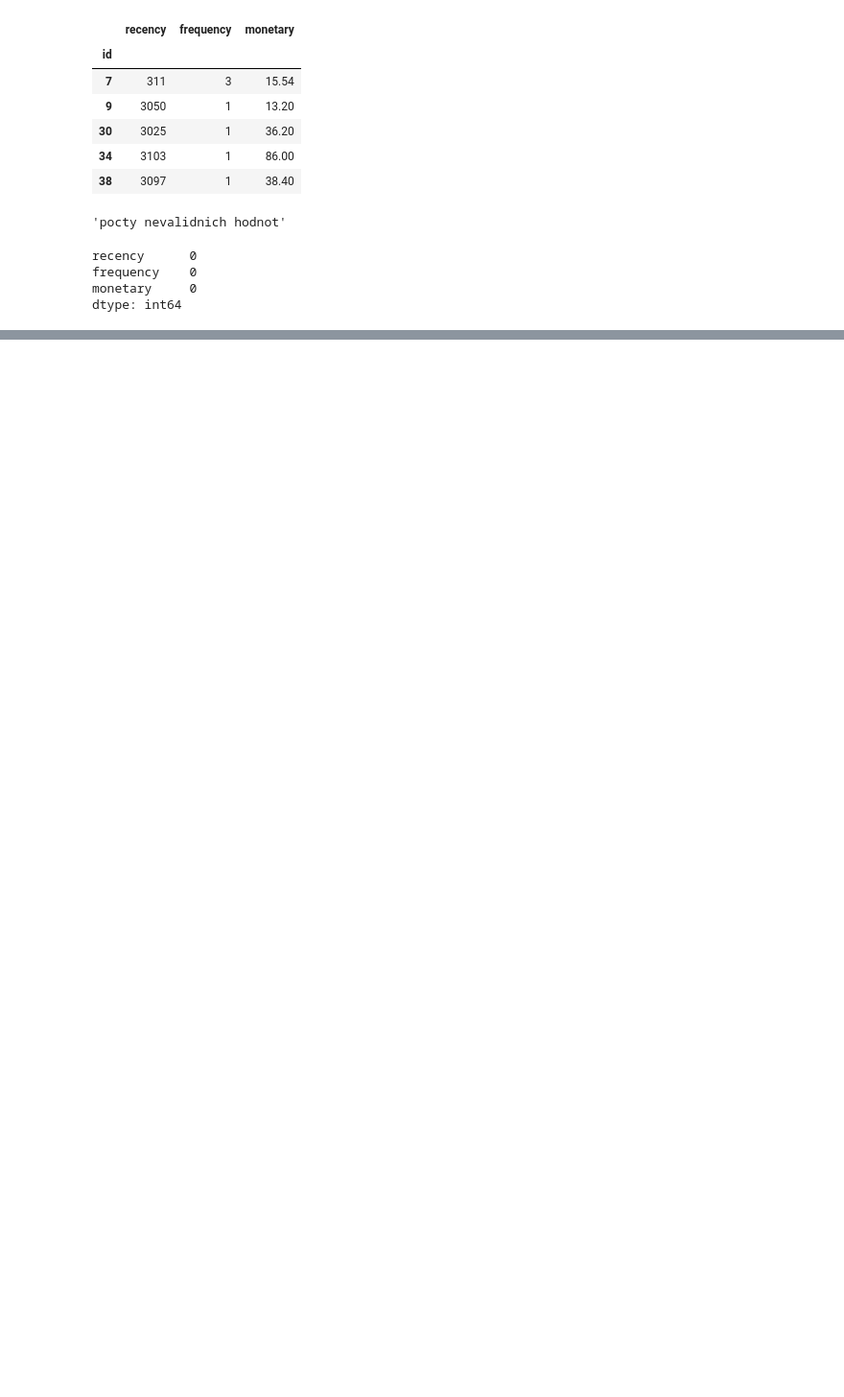
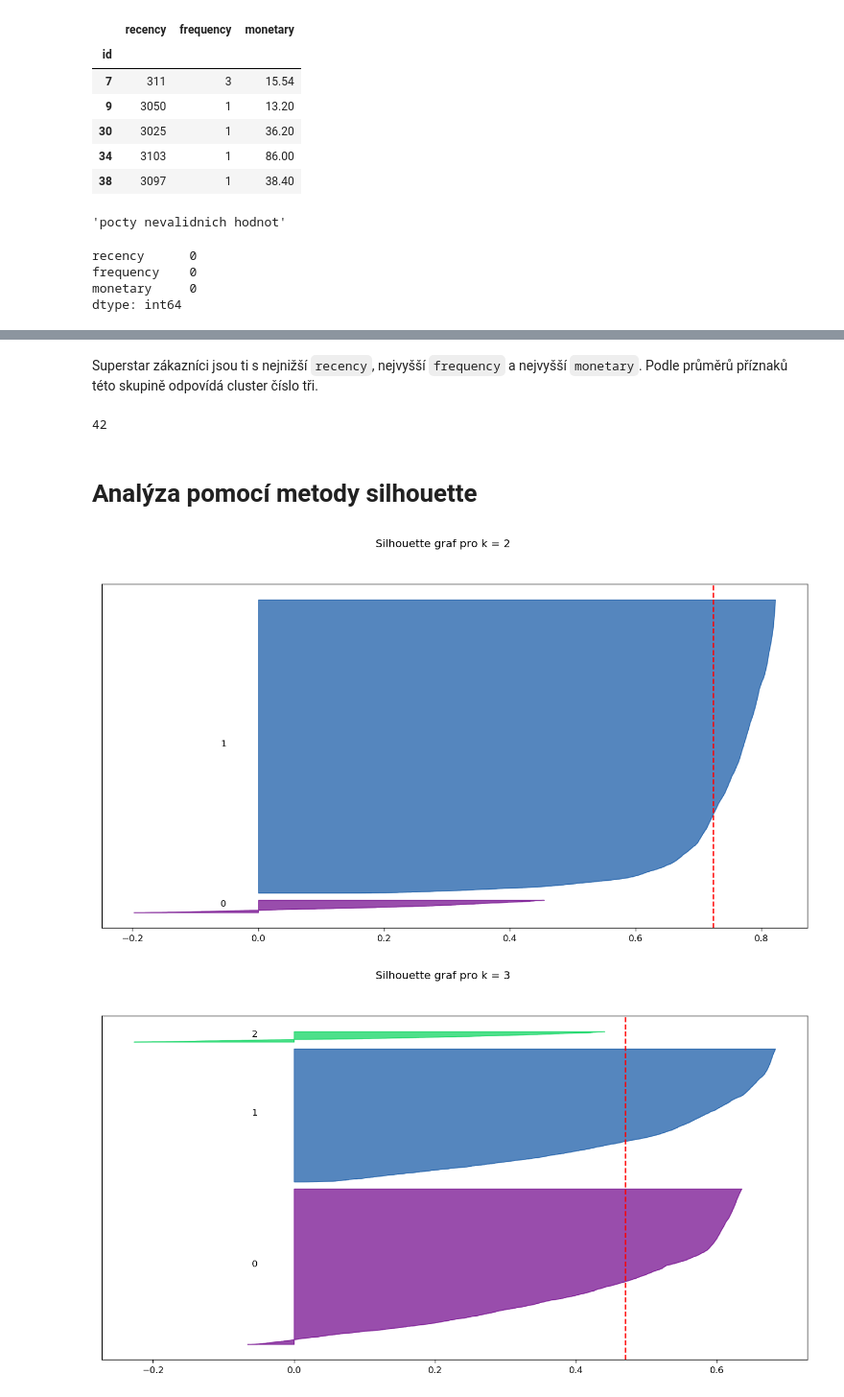
Before and after one commit to viluon/vzd-2019, a Jupyter notebook: 03/homework_03_B191.ipynb, the cells around one changed output, grey strips where cells are left out. Shown at 96% size. Cells and saved outputs as stored; diff of their text form; code cells hidden in the pictures; blank space fills up the shorter version.

```diff
--- a/03/homework_03_B191.ipynb
+++ b/03/homework_03_B191.ipynb
@@ -198,0 +205,4 @@ Figure(camera=PerspectiveCamera(fov=46.0, position=(0.0, 0.0, 2.0), quaternion=(
+# %%
+df = srfm.copy()
+df["cluster"] = scaled_predictions[4 - 2]
+df.groupby("cluster").mean()
@@ -198,0 +216,46 @@ Figure(camera=PerspectiveCamera(fov=46.0, position=(0.0, 0.0, 2.0), quaternion=(
+# %% [markdown]
+Superstar zákazníci jsou ti s nejnižší `recency`, nejvyšší `frequency` a nejvyšší `monetary`. Podle průměrů příznaků této skupině odpovídá cluster číslo tři.
+# %%
+len(df[df.cluster == 3])
+# %% [output]
+42
+# %% [markdown]
+# Analýza pomocí metody silhouette
+# %%
+def silhouette_plot(title, df, k, prediction):
+    f= plt.figure(figsize = (14, 7), dpi = 120)
+    plt.suptitle(title)
+    p = f.add_subplot()
+
+    samples = silhouette_samples(df, prediction)
+
+    y_offset = 20
+    for i in range(k):
+        cluster_samples = samples[prediction == i]
+        cluster_samples.sort()
+
+        cluster_size = cluster_samples.shape[0]
+        y = y_offset + cluster_size
+        colour = colours[i]
+
+        p.fill_betweenx(
+            np.arange(y_offset, y),
+            0,
+            cluster_samples,
+            facecolor = colour,
+            edgecolor = colour,
+            alpha = 0.7
+        )
+
+        p.text(-0.06, y_offset + 0.5 * cluster_size, str(i))
+        y_offset = y + 300
+
+    p.set_yticks([])
+    p.axvline(x = silhouette_score(df, prediction), color = "red", linestyle = "--")
+    plt.show()
+# %%
+for i in range(5):
+    silhouette_plot("Silhouette graf pro k = " + str(i + 2), srfm, i + 2, scaled_predictions[i])
+# %% [output]
+[figure, added]
+[figure, added]
```
Also changed, not shown: parts of 19 cells of this notebook.
